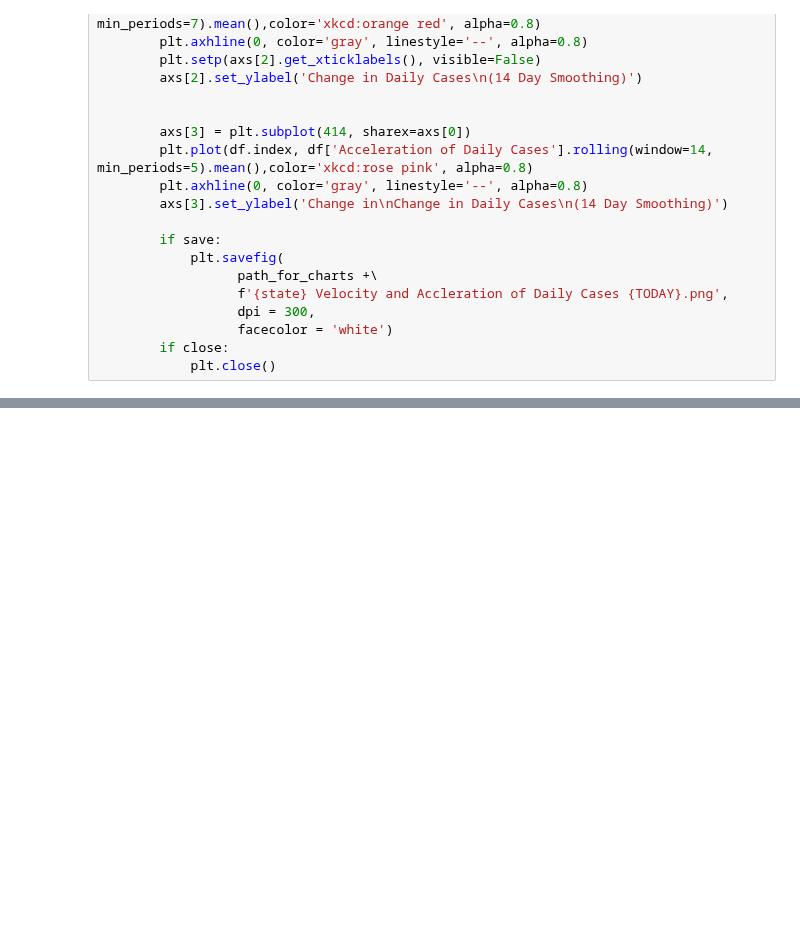
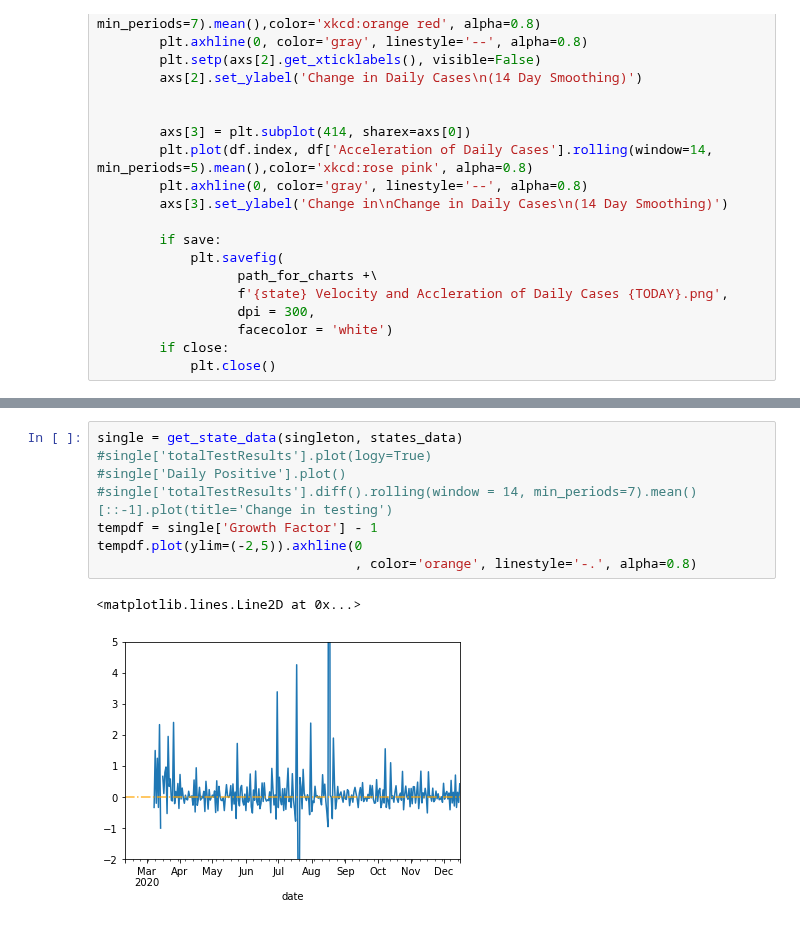
Before and after one commit to kaumaron/NJcomCOVIDData, a Jupyter notebook: NJcomCOVIDExtract-Timeseries.ipynb, the cells around one changed output, grey strips where cells are left out. Saved outputs shown, nothing was run; the diff lists cells and outputs as text; blank space fills up the shorter version.

```diff
--- a/NJcomCOVIDExtract-Timeseries.ipynb
+++ b/NJcomCOVIDExtract-Timeseries.ipynb
@@ -307,3 +348,14 @@ New Jersey returned 284 rows
+# %%
+single = get_state_data(singleton, states_data)
+#single['totalTestResults'].plot(logy=True)
+#single['Daily Positive'].plot()
+#single['totalTestResults'].diff().rolling(window = 14, min_periods=7).mean()[::-1].plot(title='Change in testing')
+tempdf = single['Growth Factor'] - 1
+tempdf.plot(ylim=(-2,5)).axhline(0
+                                 , color='orange', linestyle='-.', alpha=0.8)
+# %% [output]
+<matplotlib.lines.Line2D at 0x...>
+[figure, added]
 # %%
 states_data = pd.read_csv('https://api.covidtracking.com/v1/states/daily.csv')
 for state in states[::-1]:
```
Also changed, not shown: parts of 9 cells of this notebook.
